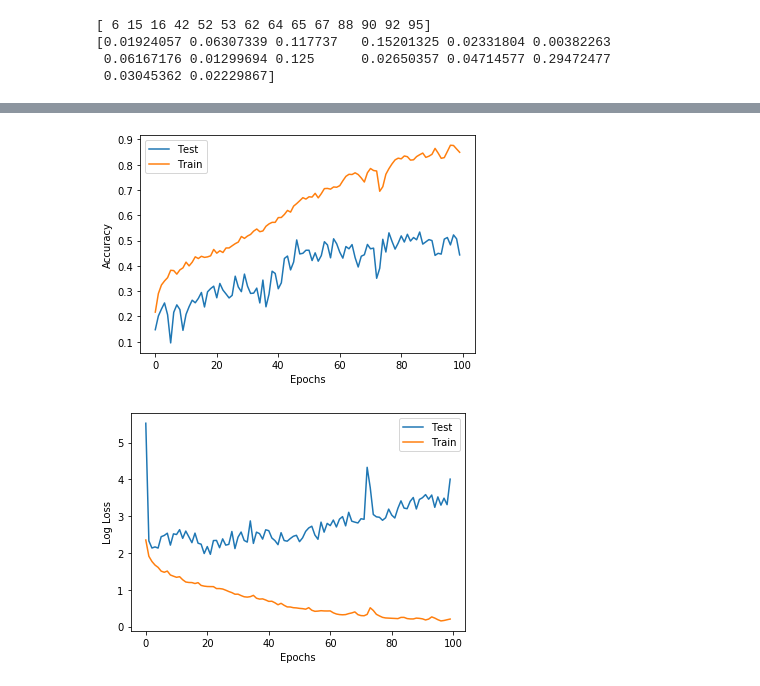
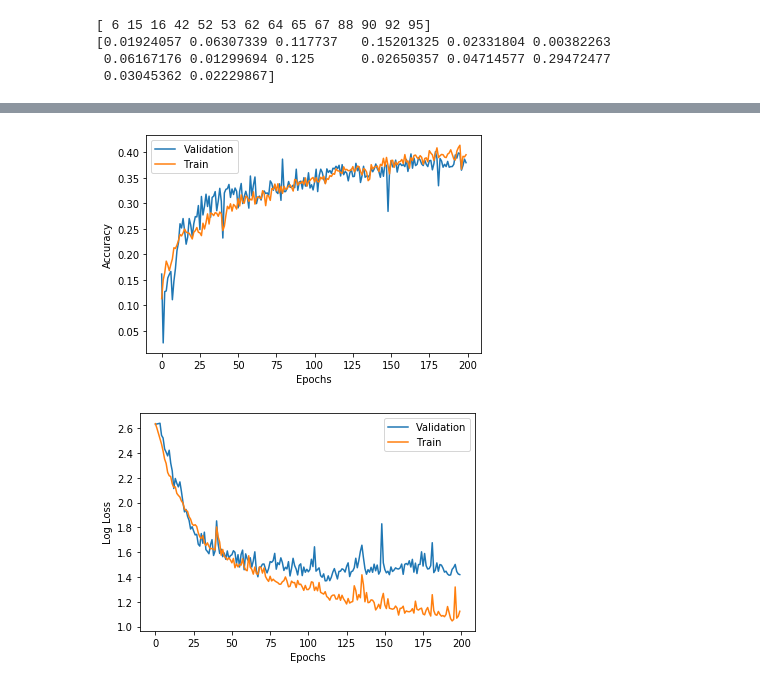
Before and after one commit to neerajkulk/ml_finalproj, a Jupyter notebook: Neil_CNN.ipynb, the cells around one changed output, grey strips where cells are left out. Cells and saved outputs as stored; diff of their text form; code cells hidden in the pictures.

```diff
--- a/Neil_CNN.ipynb
+++ b/Neil_CNN.ipynb
@@ -150,5 +157,4 @@ None
 # %%
-dense_model.compile(loss=LogLoss,
-                    #loss=keras.losses.mean_squared_error,
-                    optimizer='adam',
-                    metrics=['accuracy'])
+CNN_model.compile(loss=LogLoss,
+                  optimizer=keras.optimizers.Adam(),
+                  metrics=['accuracy'])
@@ -161,11 +161,11 @@ print(y_train.shape)
 # %%
-epochs = 100
+epochs = 200
 batch_size = 100
-dense_model.reset_states()
-history = dense_model.fit(X_train, y_train,
-                          batch_size=batch_size,
-                          epochs=epochs,
-                          verbose=1,
-                          validation_data=(X_test, y_test))
+CNN_history = CNN_model.fit(X_train, y_train,
+                            batch_size=batch_size,
+                            epochs=epochs,
+                            verbose=1,
+                            shuffle=True,
+                            validation_data=(X_test, y_test))
 # %% [output]
 Train on 6278 samples, validate on 1570 samples
@@ -188,18 +194,20 @@ Epoch 100/100
 # %%
-plt.plot(history.history['val_accuracy'], label='Test')
-plt.plot(history.history['accuracy'], label='Train')
+plt.plot(CNN_history.history['val_accuracy'], label='Validation')
+plt.plot(CNN_history.history['accuracy'], label='Train')
 plt.xlabel('Epochs')
 plt.ylabel('Accuracy')
 plt.legend()
+#plt.savefig('CNN_acc_200_epochs.png', dpi=200, bbox_inches='tight')
 plt.show()
 # %% [output]
-[figure, old version]
+[figure, new version]
 # %%
-plt.plot(history.history['val_loss'], label='Test')
-plt.plot(history.history['loss'], label='Train')
+plt.plot(CNN_history.history['val_loss'], label='Validation')
+plt.plot(CNN_history.history['loss'], label='Train')
 plt.xlabel('Epochs')
 plt.ylabel('Log Loss')
 plt.legend()
+#plt.savefig('CNN_loss_200_epochs.png', dpi=200, bbox_inches='tight')
 plt.show()
 # %% [output]
-[figure, old version]
+[figure, new version]
```
Also changed, not shown: parts of 24 cells of this notebook.
